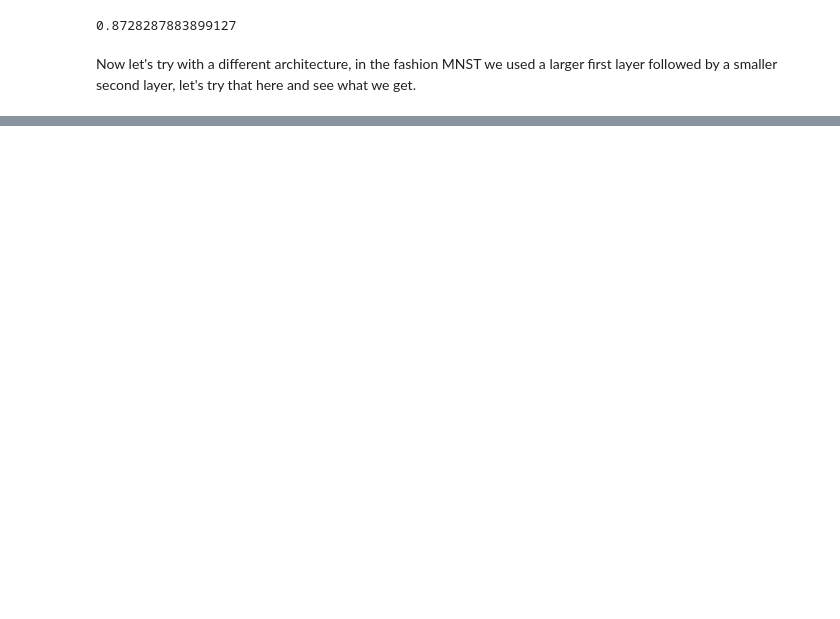
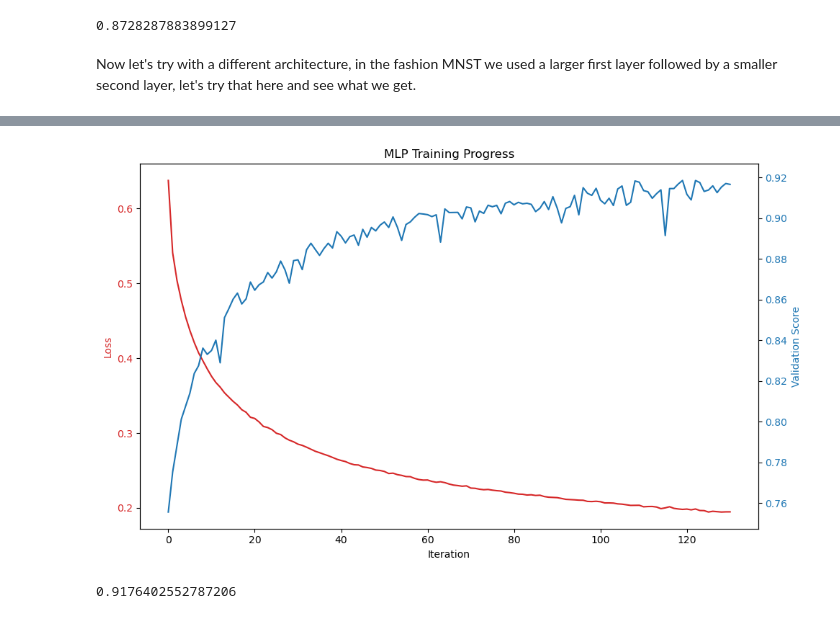
Before and after one commit to Sean-Michael/hands-on-ml-notes, a Jupyter notebook: Part-II-Neural-Networks-And-Deep-Learning/Ch-9-Introduction-To-Artificial-Neural-Networks/EXERCISES.ipynb, the cells around one changed output, grey strips where cells are left out. Cells and saved outputs as stored; diff of their text form; code cells hidden in the pictures; blank space fills up the shorter version.

Commit message:
better plot of validation and loss on same chart

```diff
--- a/Part-II-Neural-Networks-And-Deep-Learning/Ch-9-Introduction-To-Artificial-Neural-Networks/EXERCISES.ipynb
+++ b/Part-II-Neural-Networks-And-Deep-Learning/Ch-9-Introduction-To-Artificial-Neural-Networks/EXERCISES.ipynb
@@ -198,0 +199,26 @@ Validation score: 0.851134
+# %%
+import matplotlib.pyplot as plt
+
+mlp = pipeline.named_steps['mlpclassifier']
+
+fig, ax1 = plt.subplots(figsize=(10, 6))
+
+ax1.set_xlabel('Iteration')
+ax1.set_ylabel('Loss', color='tab:red')
+ax1.plot(mlp.loss_curve_, color='tab:red', label='Training Loss')
+ax1.tick_params(axis='y', labelcolor='tab:red')
+
+ax2 = ax1.twinx()
+ax2.set_ylabel('Validation Score', color='tab:blue')
+ax2.plot(mlp.validation_scores_, color='tab:blue', label='Validation Score')
+ax2.tick_params(axis='y', labelcolor='tab:blue')
+
+plt.title('MLP Training Progress')
+fig.tight_layout()
+plt.show()
+# %% [output]
+[figure, added]
+# %%
+print(accuracy)
+# %% [output]
+0.9176402552787206
```
Also changed, not shown: parts of 3 cells of this notebook.
